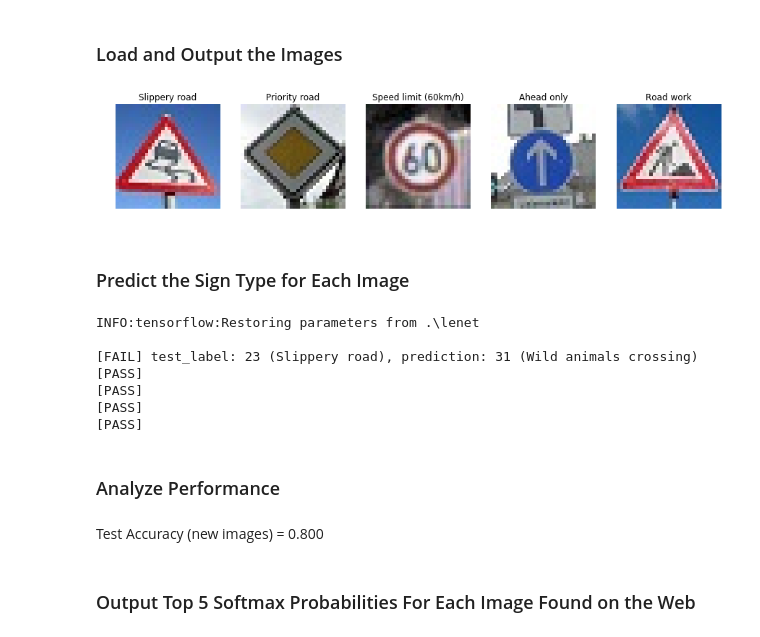
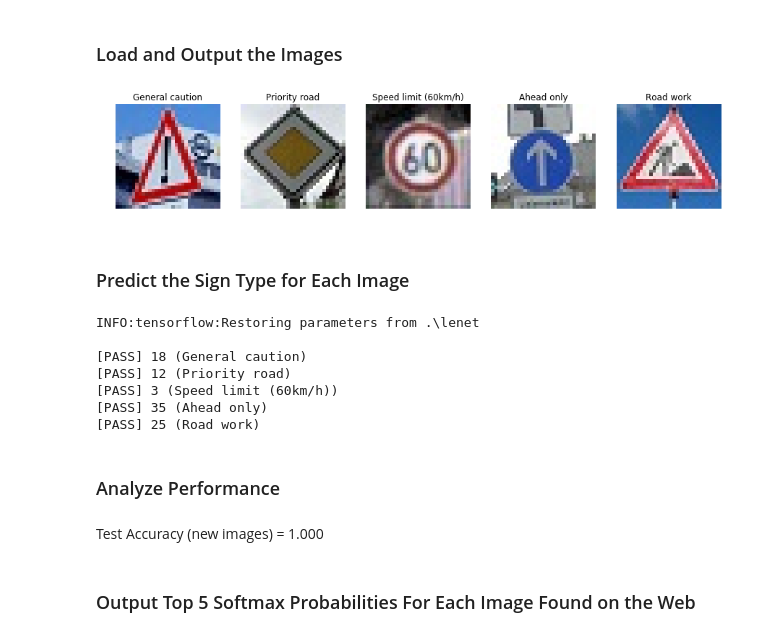
Before and after one commit to eduidl/CarND-Traffic-Sign-Classifier-Project, a Jupyter notebook: Traffic_Sign_Classifier.ipynb, the cells around one changed output. Drawn from its saved outputs; the diff is of its cells as text; code cells hidden in the pictures.

```diff
--- a/Traffic_Sign_Classifier.ipynb
+++ b/Traffic_Sign_Classifier.ipynb
@@ -350,7 +344,7 @@ is_training = tf.placeholder(tf.bool)
 keep_prob = tf.placeholder(tf.float32)
 
 rate = 0.03
-EPOCHS = 50
+EPOCHS = 100
 BATCH_SIZE = 128
 
 logits = LeNet(x)
@@ -452,23 +446,23 @@ You may find `signnames.csv` useful as it contains mappings from the class id (i
 # %%
 from pathlib import Path
 
 test_images = []
-test_labels = np.array([23, 12, 3, 35, 25])
+test_labels = np.array([18, 12, 3, 35, 25])
 
 files = sorted(Path('test_images/').glob('*'))
 fig, ax = plt.subplots(1, 5, figsize=(15, 8))
 ax = ax.ravel()
 
 for i, file in enumerate(files):
     img = cv2.cvtColor(cv2.imread(file.as_posix()), cv2.COLOR_BGR2RGB)
     ax[i].imshow(img)
     ax[i].set_title(class_names[test_labels[i]])
     ax[i].axis('off')
     test_images.append(img)
 
 test_images = preprocess(test_images)
 # %% [output]
-[figure, old version]
+[figure, new version]
 # %% [markdown]
 ### Predict the Sign Type for Each Image
 # %%
@@ -477,27 +471,24 @@ with tf.Session() as sess:
     predictions = sess.run(tf.argmax(logits, 1),
                            feed_dict={x: test_images, keep_prob: 1.0, is_training: False})
 print("")
-
 for (test_label, prediction) in zip(test_labels, predictions):
     if test_label == prediction:
-        print("[PASS]")
+        print("[PASS] {} ({})".format(test_label, class_names[test_label]))
     else:
-        print("[FAIL] test_label: {} ({}), prediction: {} ({})".format(test_label,
-                                                                       class_names[test_label],
-                                                                       prediction,
-                                                                       class_names[prediction]))
+        print("[FAIL] {} ({}) / prediction: {} ({})".format(test_label, class_names[test_label],
+                                                           prediction, class_names[prediction]))
 # %% [output]
 INFO:tensorflow:Restoring parameters from .\lenet
 
-[FAIL] test_label: 23 (Slippery road), prediction: 31 (Wild animals crossing)
-[PASS]
-[PASS]
-[PASS]
-[PASS]
+[PASS] 18 (General caution)
+[PASS] 12 (Priority road)
+[PASS] 3 (Speed limit (60km/h))
+[PASS] 35 (Ahead only)
+[PASS] 25 (Road work)
 # %% [markdown]
 ### Analyze Performance
 # %% [markdown]
-Test Accuracy (new images) = 0.800
+Test Accuracy (new images) = 1.000
 # %% [markdown]
 ### Output Top 5 Softmax Probabilities For Each Image Found on the Web
 # %% [markdown]
```
Also changed, not shown: parts of 6 cells of this notebook, 5 other files.
